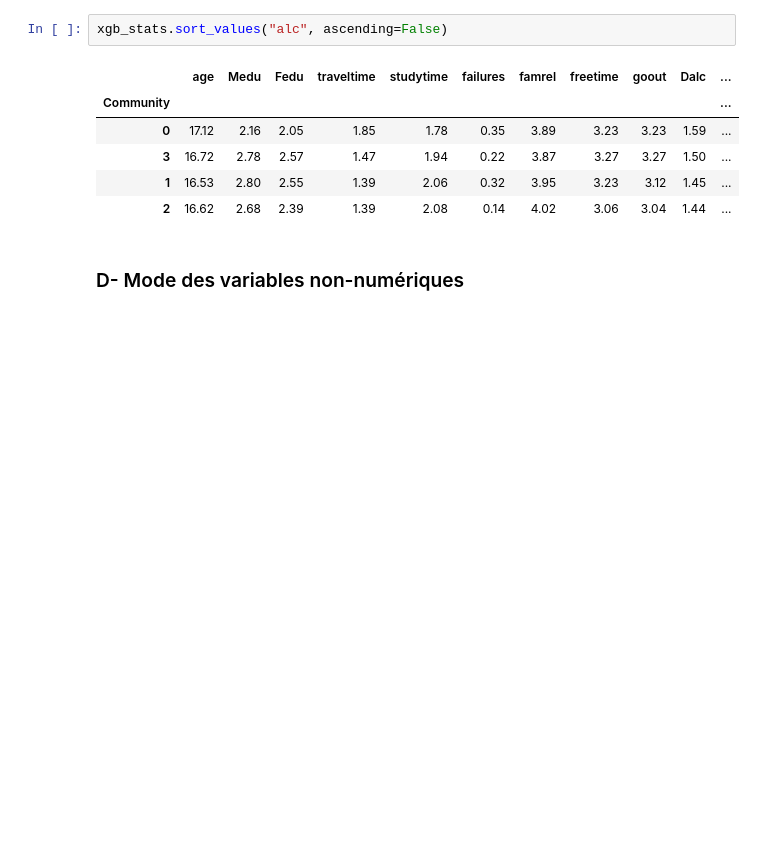
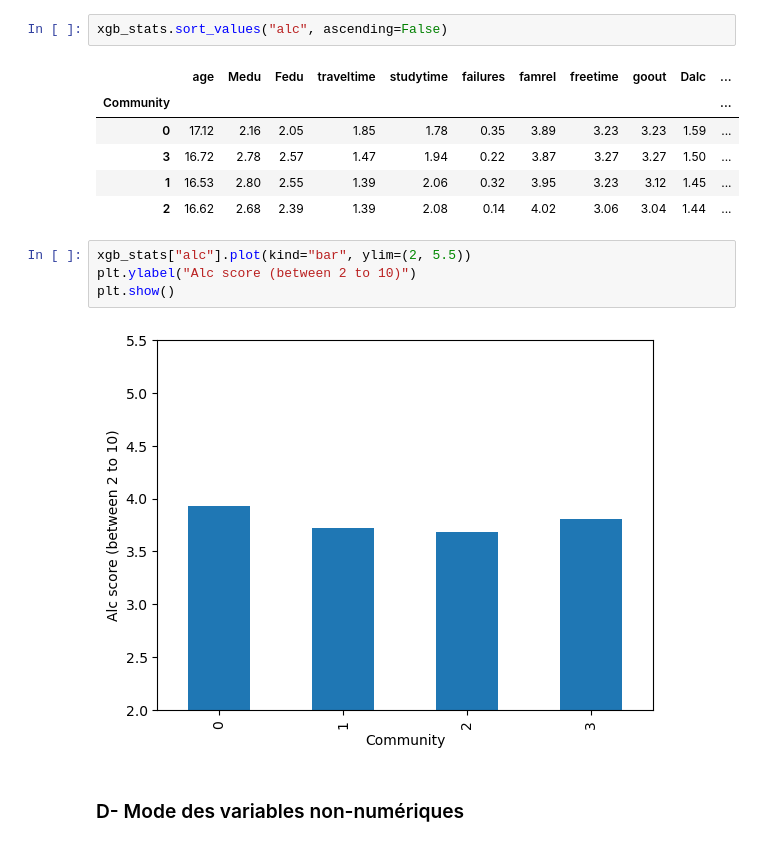
Before and after one commit to Cyrlyo/Alcohol_Students, a Jupyter notebook: Notebook/statitics.ipynb, the cells around one changed output. Drawn from its saved outputs; the diff is of its cells as text; blank space fills up the shorter version.

```diff
--- a/Notebook/statitics.ipynb
+++ b/Notebook/statitics.ipynb
@@ -288,6 +288,12 @@ xgb_stats.sort_values("alc", ascending=False)
 | 3 | 16.72 | 2.78 | 2.57 | 1.47 | 1.94 | 0.22 | 3.87 | 3.27 | 3.27 | 1.50 | ... |
 | 1 | 16.53 | 2.80 | 2.55 | 1.39 | 2.06 | 0.32 | 3.95 | 3.23 | 3.12 | 1.45 | ... |
 | 2 | 16.62 | 2.68 | 2.39 | 1.39 | 2.08 | 0.14 | 4.02 | 3.06 | 3.04 | 1.44 | ... |
+# %%
+xgb_stats["alc"].plot(kind="bar", ylim=(2, 5.5))
+plt.ylabel("Alc score (between 2 to 10)")
+plt.show()
+# %% [output]
+[figure, added]
 # %% [markdown]
 ### D- Mode des variables non-numériques
 # %%
```
Also changed, not shown: parts of 2 cells of this notebook.
